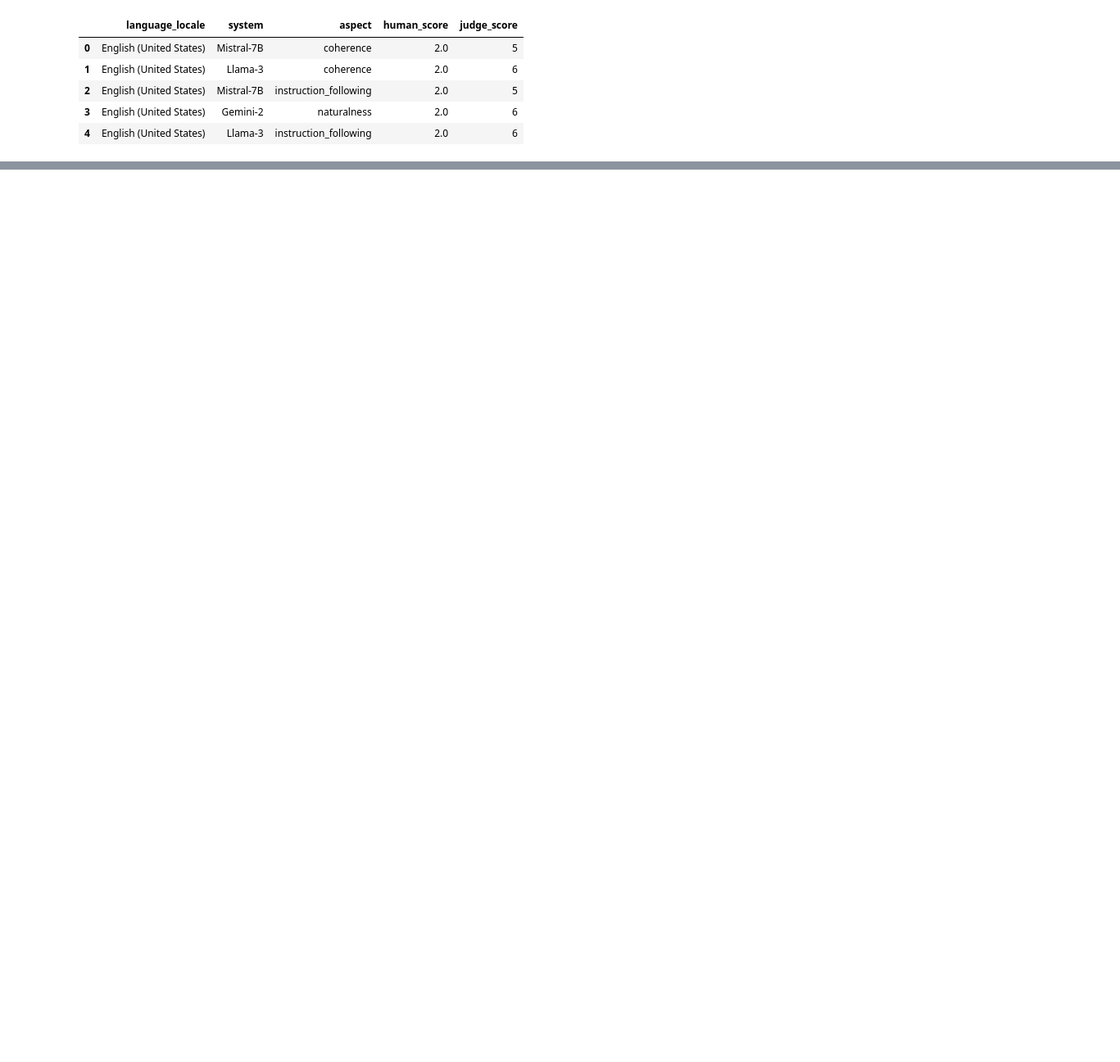
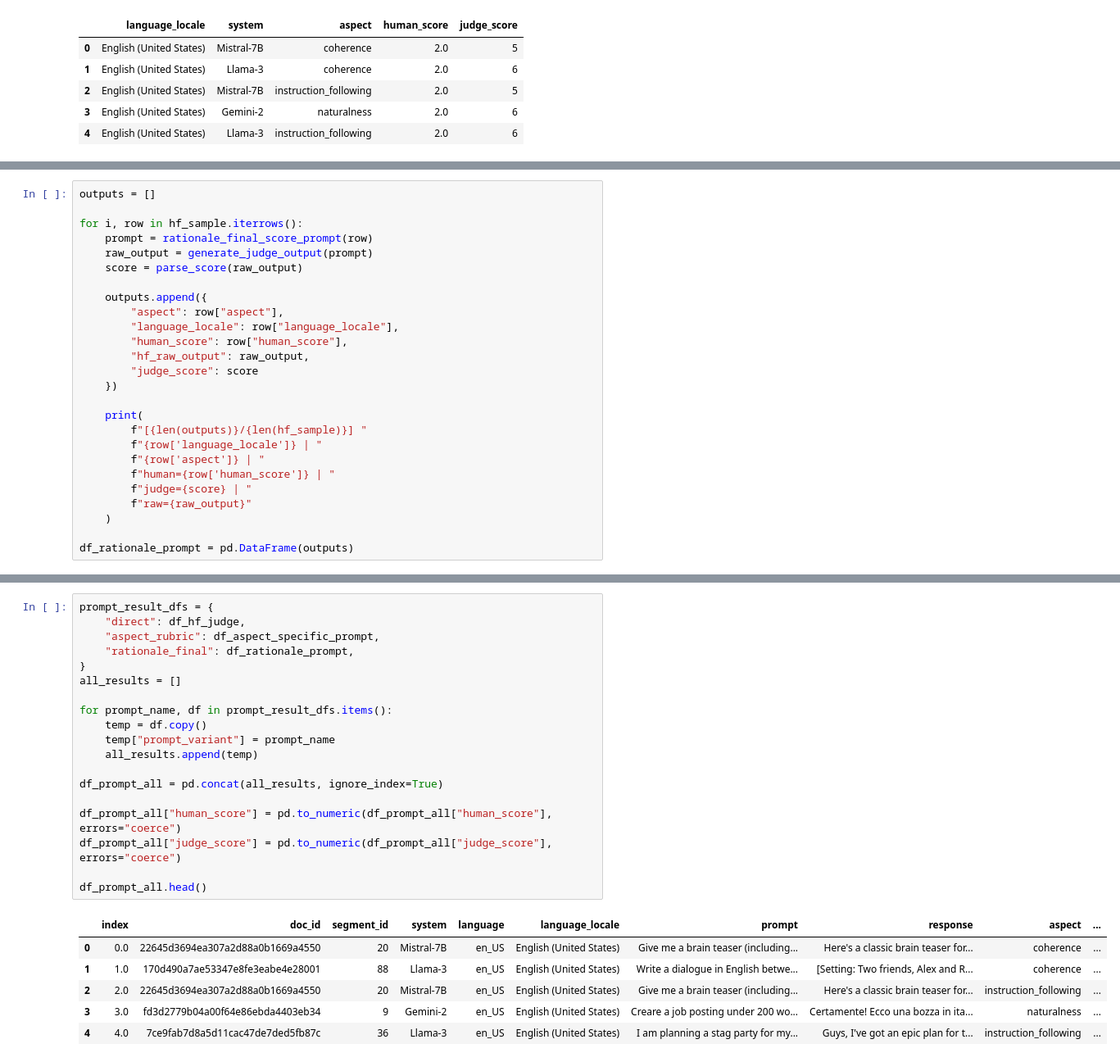
Before and after one commit to NhAnh278/llm-as-a-judge-praktikum, a Jupyter notebook: notebooks/Nhat_Anh_Hoang_analysis.ipynb, the cells around one changed output, grey strips where cells are left out. Shown at 82% size. Cells and saved outputs as stored; diff of their text form; blank space fills up the shorter version.

```diff
--- a/notebooks/Nhat_Anh_Hoang_analysis.ipynb
+++ b/notebooks/Nhat_Anh_Hoang_analysis.ipynb
@@ -1580,0 +1802,26 @@ df_hf_judge[
+# %%
+outputs = []
+
+for i, row in hf_sample.iterrows():
+    prompt = rationale_final_score_prompt(row)
+    raw_output = generate_judge_output(prompt)
+    score = parse_score(raw_output)
+
+    outputs.append({
+        "aspect": row["aspect"],
+        "language_locale": row["language_locale"],
+        "human_score": row["human_score"],
+        "hf_raw_output": raw_output,
+        "judge_score": score
+    })
+
+    print(
+        f"[{len(outputs)}/{len(hf_sample)}] "
+        f"{row['language_locale']} | "
+        f"{row['aspect']} | "
+        f"human={row['human_score']} | "
+        f"judge={score} | "
+        f"raw={raw_output}"
+    )
+
+df_rationale_prompt = pd.DataFrame(outputs)
@@ -1580,0 +1846,26 @@ df_hf_judge[
+# %%
+prompt_result_dfs = {
+    "direct": df_hf_judge,
+    "aspect_rubric": df_aspect_specific_prompt,
+    "rationale_final": df_rationale_prompt,
+}
+all_results = []
+
+for prompt_name, df in prompt_result_dfs.items():
+    temp = df.copy()
+    temp["prompt_variant"] = prompt_name
+    all_results.append(temp)
+
+df_prompt_all = pd.concat(all_results, ignore_index=True)
+
+df_prompt_all["human_score"] = pd.to_numeric(df_prompt_all["human_score"], errors="coerce")
+df_prompt_all["judge_score"] = pd.to_numeric(df_prompt_all["judge_score"], errors="coerce")
+
+df_prompt_all.head()
+# %% [output]
+|  | index | doc_id | segment_id | system | language | language_locale | prompt | response | aspect | ... |
+| 0 | 0.0 | 22645d3694ea307a2d88a0b1669a4550 | 20 | Mistral-7B | en_US | English (United States) | Give me a brain teaser (including... | Here's a classic brain teaser for... | coherence | ... |
+| 1 | 1.0 | 170d490a7ae53347e8fe3eabe4e28001 | 88 | Llama-3 | en_US | English (United States) | Write a dialogue in English betwe... | [Setting: Two friends, Alex and R... | coherence | ... |
+| 2 | 2.0 | 22645d3694ea307a2d88a0b1669a4550 | 20 | Mistral-7B | en_US | English (United States) | Give me a brain teaser (including... | Here's a classic brain teaser for... | instruction_following | ... |
+| 3 | 3.0 | fd3d2779b04a00f64e86ebda4403eb34 | 9 | Gemini-2 | en_US | English (United States) | Creare a job posting under 200 wo... | Certamente! Ecco una bozza in ita... | naturalness | ... |
+| 4 | 4.0 | 7ce9fab7d8a5d11cac47de7ded5fb87c | 36 | Llama-3 | en_US | English (United States) | I am planning a stag party for my... | Guys, I've got an epic plan for t... | instruction_following | ... |
```
Also changed, not shown: parts of 14 cells of this notebook.
